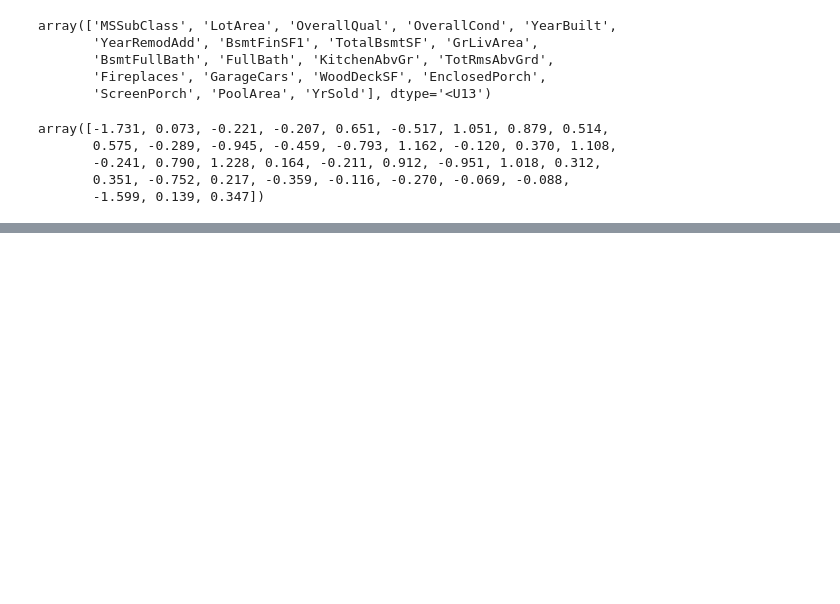
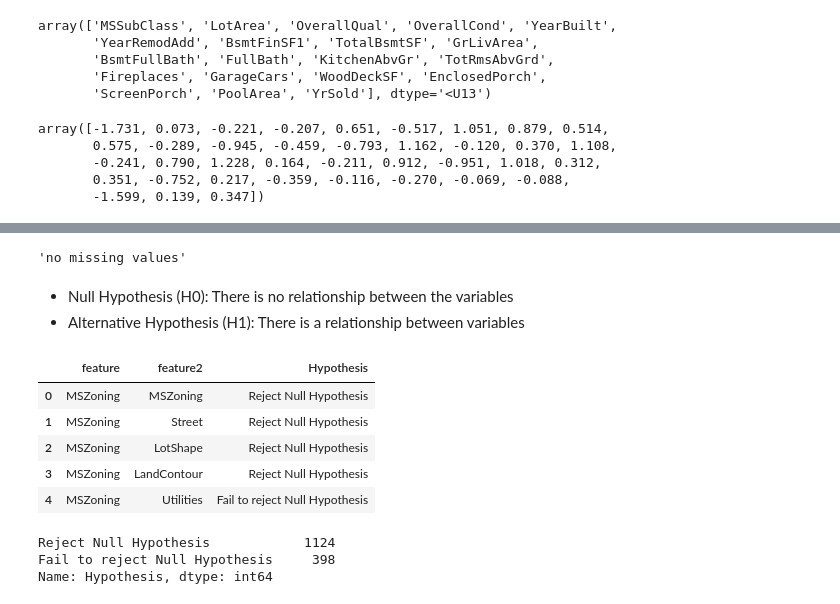
Before and after one commit to Justdek-code/data-science, a Jupyter notebook: house_prices_prediction/house_prices_prediction_solution2.ipynb, the cells around one changed output, grey strips where cells are left out. Saved outputs shown, nothing was run; the diff lists cells and outputs as text; code cells hidden in the pictures; blank space fills up the shorter version.

Commit message:
start categorical feature selection (chi-square)

```diff
--- a/house_prices_prediction/house_prices_prediction_solution2.ipynb
+++ b/house_prices_prediction/house_prices_prediction_solution2.ipynb
@@ -475,0 +616,4 @@ array([-1.731, 0.073, -0.221, -0.207, 0.651, -0.517, 1.051, 0.879, 0.514,
+# %%
+cat_imputer = CategoricalImputer(numerical_data)
+# %%
+output = cat_imputer.fit_transform(categorical_data)
@@ -475,0 +633,35 @@ array([-1.731, 0.073, -0.221, -0.207, 0.651, -0.517, 1.051, 0.879, 0.514,
+# %%
+search_null_values(output)
+# %% [output]
+'no missing values'
+# %%
+categorical_data = output
+# %% [markdown]
+- Null Hypothesis (H0): There is no relationship between the variables
+- Alternative Hypothesis (H1): There is a relationship between variables
+# %%
+chi2_hypothesis = pd.DataFrame(columns=['feature', 'feature2', 'Hypothesis'])
+for feature in categorical_features:
+    for feature2 in categorical_features:
+        testing = chi2_contingency(pd.crosstab(categorical_data[feature], categorical_data[feature2]))
+        if testing[0] > testing[1]:
+            answer = 'Reject Null Hypothesis'
+            chi2_hypothesis = res.append({'feature': feature, 'feature2': feature2, 'Hypothesis': answer}, ignore_index=True)
+        else:
+            answer = 'Fail to reject Null Hypothesis'
+            chi2_hypothesis = res.append({'feature': feature, 'feature2': feature2, 'Hypothesis': answer}, ignore_index=True)
+# %%
+chi2_hypothesis.head()
+# %% [output]
+|  | feature | feature2 | Hypothesis |
+| 0 | MSZoning | MSZoning | Reject Null Hypothesis |
+| 1 | MSZoning | Street | Reject Null Hypothesis |
+| 2 | MSZoning | LotShape | Reject Null Hypothesis |
+| 3 | MSZoning | LandContour | Reject Null Hypothesis |
+| 4 | MSZoning | Utilities | Fail to reject Null Hypothesis |
+# %%
+chi2_hypothesis.Hypothesis.value_counts()
+# %% [output]
+Reject Null Hypothesis            1124
+Fail to reject Null Hypothesis     398
+Name: Hypothesis, dtype: int64
```
Also changed, not shown: parts of 28 cells of this notebook, 1 other file.
